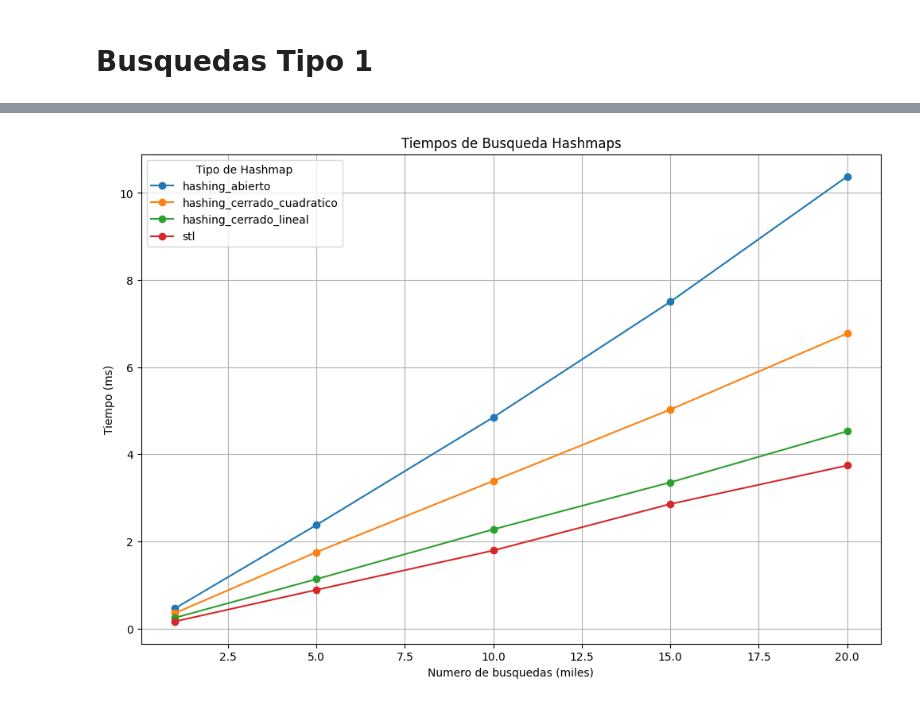
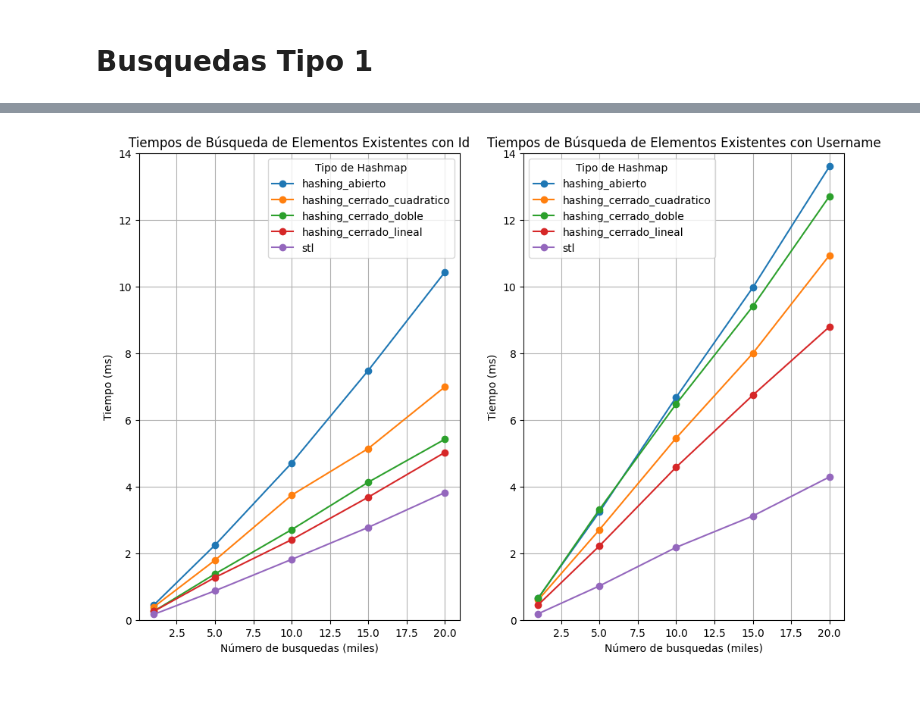
Before and after one commit to Askorin/entregable2, a Jupyter notebook: resultados/graph_results.ipynb, the cells around one changed output, grey strips where cells are left out. Saved outputs shown, nothing was run; the diff lists cells and outputs as text; code cells hidden in the pictures.

```diff
--- a/resultados/graph_results.ipynb
+++ b/resultados/graph_results.ipynb
@@ -37,15 +37,15 @@ df_usr_melted['insertions'] = df_usr_melted['insertions'].astype(int)
 fig, axes = plt.subplots(nrows=1, ncols=2, figsize=(12,8))
 
 for key, grp in df_id_melted.groupby(["mapa"]):
-    axes[0].plot(grp["insertions"], grp["time"], marker='o', label=key[0])
+    axes[0].plot(grp["inserciones"], grp["tiempo"], marker='o', label=key[0])
 
 for key, grp in df_usr_melted.groupby(["mapa"]):
-    axes[1].plot(grp["insertions"], grp["time"], marker='o', label=key[0])
+    axes[1].plot(grp["inserciones"], grp["tiempo"], marker='o', label=key[0])
 
 for ax in axes:
     ax.legend(title="Tipo de Hashmap")
     ax.grid(True)
-    ax.set(ylabel="Tiempo (ms)", xlabel="Número de inserciones (miles)")
+    ax.set(ylabel="Tiempo (ms)", xlabel="Número de inserciones (miles)", ylim=(0,25))
 
 axes[0].set(title="Tiempos de Inserción con Id")
 axes[1].set(title="Tiempos de Inserción con Username")
@@ -82,7 +56,10 @@ plt.show()
 # %% [markdown]
 # Busquedas Tipo 1
 # %%
-df = pd.read_csv("busquedas1.csv")
-print(df.head())
+df_id = pd.read_csv("busquedas1_id.csv")
+df_usr = pd.read_csv("busquedas1_username.csv")
+
+print(df_id.head())
+print(df_usr.head())
 # %% [output]
                          mapa         1         5        10        15  \
@@ -99,5 +82,6 @@ print(df.head())
 # %%
-df_melted = df.melt(id_vars="mapa", var_name="busquedas", value_name="tiempo")
-print(df_melted.head())
-df_melted["busquedas"] = df_melted["busquedas"].astype(int)
-print(df_melted.head())
+df_id_melted = df_id.melt(id_vars='mapa', var_name='busquedas', value_name='tiempo')
+df_usr_melted = df_usr.melt(id_vars='mapa', var_name='busquedas', value_name='tiempo')
+
+df_id_melted['busquedas'] = df_id_melted['busquedas'].astype(int)
+df_usr_melted['busquedas'] = df_usr_melted['busquedas'].astype(int)
@@ -117,14 +88,20 @@ print(df_melted.head())
 # %%
-plt.figure(figsize=(12, 8))
+fig, axes = plt.subplots(nrows=1, ncols=2, figsize=(12,8))
 
-for key, grp in df_melted.groupby(["mapa"]):
-    plt.plot(grp["busquedas"], grp["tiempo"], marker='o', label=key[0])
+for key, grp in df_id_melted.groupby(["mapa"]):
+    axes[0].plot(grp["busquedas"], grp["tiempo"], marker='o', label=key[0])
 
-plt.xlabel("Numero de busquedas (miles)")
-plt.ylabel("Tiempo (ms)")
-plt.title("Tiempos de Busqueda Hashmaps")
-plt.legend(title="Tipo de Hashmap")
-plt.grid(True)
+for key, grp in df_usr_melted.groupby(["mapa"]):
+    axes[1].plot(grp["busquedas"], grp["tiempo"], marker='o', label=key[0])
+
+for ax in axes:
+    ax.legend(title="Tipo de Hashmap")
+    ax.grid(True)
+    ax.set(ylabel="Tiempo (ms)", xlabel="Número de busquedas (miles)", ylim=(0, 14))
+
+axes[0].set(title="Tiempos de Búsqueda de Elementos Existentes con Id")
+axes[1].set(title="Tiempos de Búsqueda de Elementos Existentes con Username")
+
 plt.show()
 # %% [output]
-[figure, old version]
+[figure, new version]
```
Also changed, not shown: parts of 7 cells of this notebook, 14 other files.
